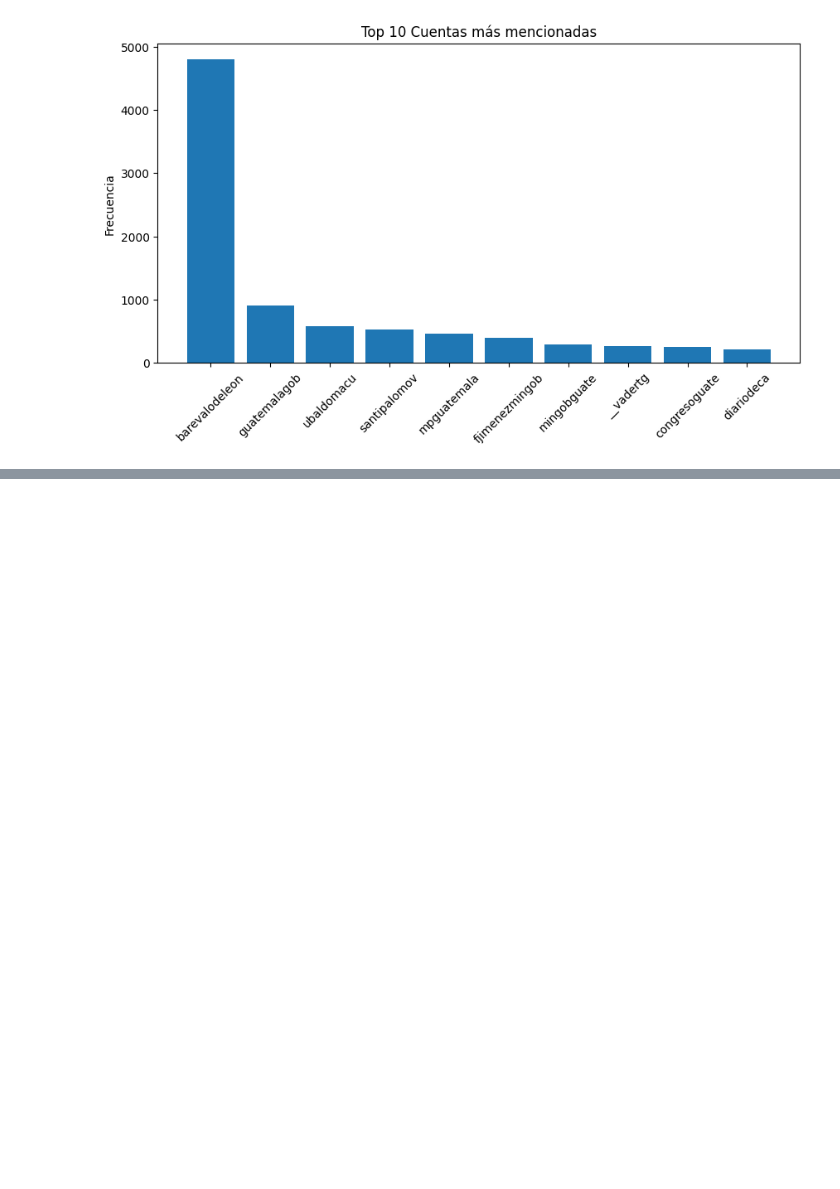
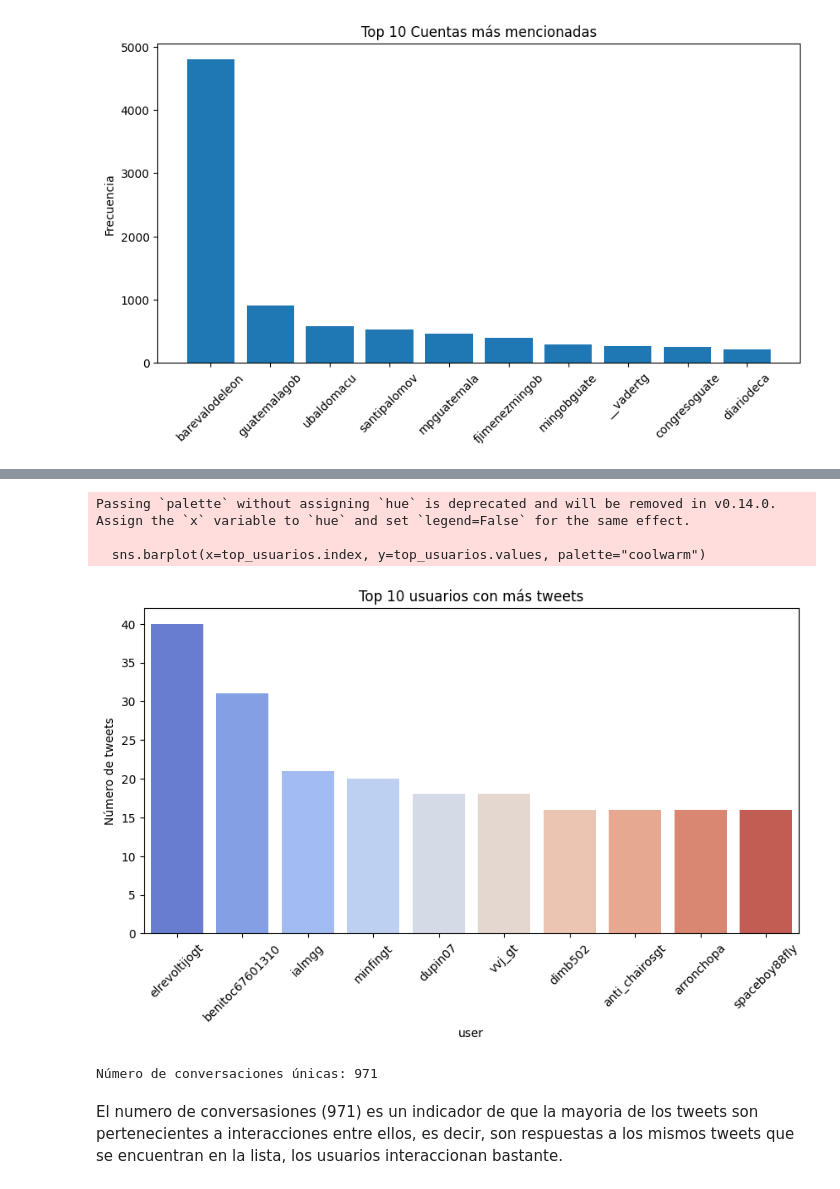
Before and after one commit to faguilarleal/lab6_ds, a Jupyter notebook: main.ipynb, the cells around one changed output, grey strips where cells are left out. Drawn from its saved outputs; the diff is of its cells as text; code cells hidden in the pictures; blank space fills up the shorter version.

```diff
--- a/main.ipynb
+++ b/main.ipynb
@@ -752,3 +734,11 @@ plt.show()
 # %% [output]
 [figure]
 [figure]
+# %%
+tweets_por_usuario = df['user'].value_counts()
+
+# Top 10 usuarios más activos
+top_usuarios = tweets_por_usuario.head(10)
+
+print("Top 10 usuarios con más tweets:")
+print(top_usuarios)
@@ -754,0 +759,22 @@ plt.show()
+# %%
+import seaborn as sns
+
+plt.figure(figsize=(10,5))
+sns.barplot(x=top_usuarios.index, y=top_usuarios.values, palette="coolwarm")
+plt.title("Top 10 usuarios con más tweets")
+plt.xticks(rotation=45)
+plt.ylabel("Número de tweets")
+plt.show()
+# %% [output]
+Passing `palette` without assigning `hue` is deprecated and will be removed in v0.14.0. Assign the `x` variable to `hue` and set `legend=False` for the same effect.
+
+  sns.barplot(x=top_usuarios.index, y=top_usuarios.values, palette="coolwarm")
+[figure, added]
+# %%
+num_conversaciones = df['conversationIdStr'].nunique()
+
+print("Número de conversaciones únicas:", num_conversaciones)
+# %% [output]
+Número de conversaciones únicas: 971
+# %% [markdown]
+El numero de conversasiones (971) es un indicador de que la mayoria de los tweets son pertenecientes a interacciones entre ellos, es decir, son respuestas a los mismos tweets que se encuentran en la lista, los usuarios interaccionan bastante.
```
Also changed, not shown: parts of 3 cells of this notebook.
